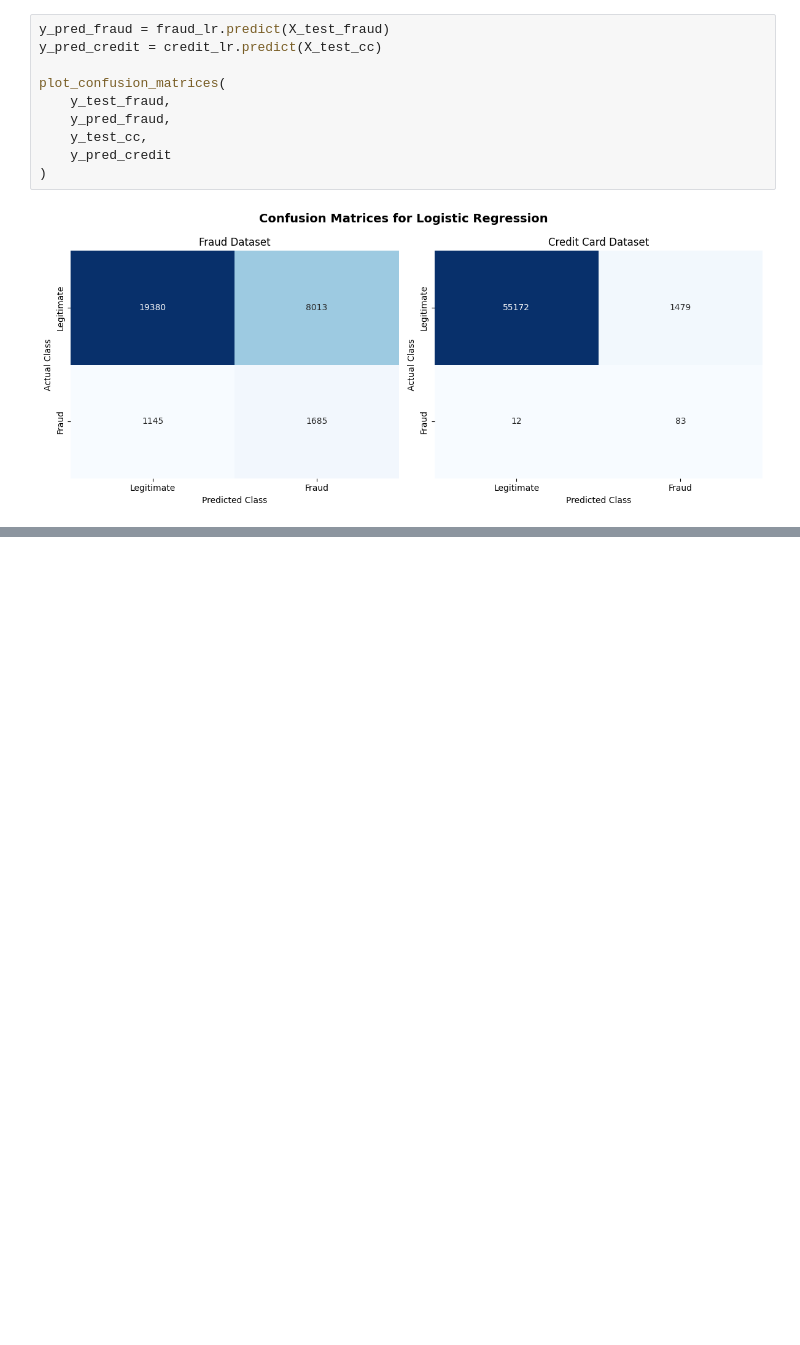
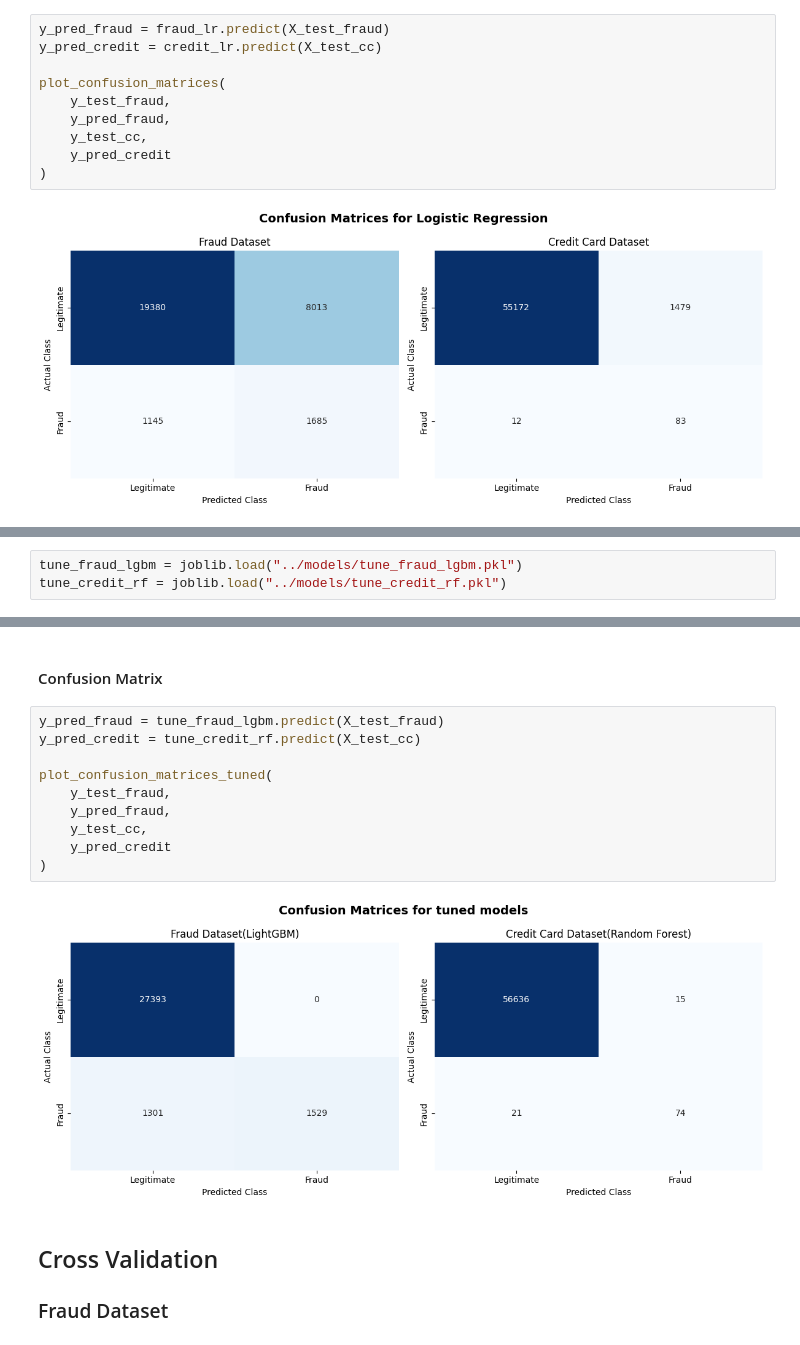
Before and after one commit to bemnetne/fraud_detection, a Jupyter notebook: notebooks/model_training.ipynb, the cells around one changed output, grey strips where cells are left out. Drawn from its saved outputs; the diff is of its cells as text; blank space fills up the shorter version.

```diff
--- a/notebooks/model_training.ipynb
+++ b/notebooks/model_training.ipynb
@@ -198,0 +407,3 @@ plot_confusion_matrices(
+# %%
+tune_fraud_lgbm = joblib.load("../models/tune_fraud_lgbm.pkl")
+tune_credit_rf = joblib.load("../models/tune_credit_rf.pkl")
@@ -198,0 +460,17 @@ plot_confusion_matrices(
+# %% [markdown]
+#### Confusion Matrix
+# %%
+y_pred_fraud = tune_fraud_lgbm.predict(X_test_fraud)
+y_pred_credit = tune_credit_rf.predict(X_test_cc)
+
+plot_confusion_matrices_tuned(
+    y_test_fraud,
+    y_pred_fraud,
+    y_test_cc,
+    y_pred_credit
+)
+# %% [output]
+[figure, added]
+# %% [markdown]
+## Cross Validation
+### Fraud Dataset
```
Also changed, not shown: parts of 28 cells of this notebook.
